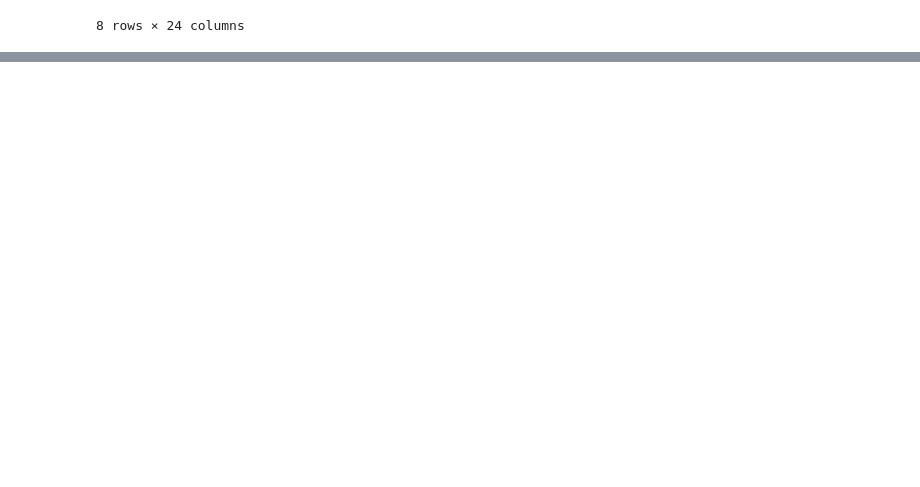
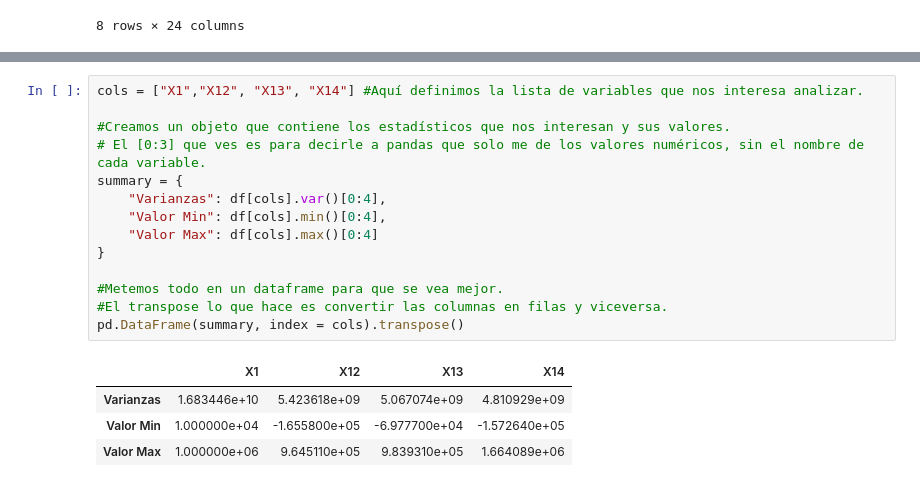
Before and after one commit to PosgradoMNA/actividades-de-aprendizaje-CarlosAlbertoNievesPerez, a Jupyter notebook: Semana 4/Actividad_semanal_4.ipynb, the cells around one changed output, grey strips where cells are left out. Drawn from its saved outputs; the diff is of its cells as text; blank space fills up the shorter version.

```diff
--- a/Semana 4/Actividad_semanal_4.ipynb
+++ b/Semana 4/Actividad_semanal_4.ipynb
@@ -59,0 +88,19 @@ AttributeError: ignored
+# %%
+cols = ["X1","X12", "X13", "X14"] #Aquí definimos la lista de variables que nos interesa analizar.
+
+#Creamos un objeto que contiene los estadísticos que nos interesan y sus valores.
+# El [0:3] que ves es para decirle a pandas que solo me de los valores numéricos, sin el nombre de cada variable.
+summary = {
+    "Varianzas": df[cols].var()[0:4],
+    "Valor Min": df[cols].min()[0:4],
+    "Valor Max": df[cols].max()[0:4]
+}
+
+#Metemos todo en un dataframe para que se vea mejor.
+#El transpose lo que hace es convertir las columnas en filas y viceversa.
+pd.DataFrame(summary, index = cols).transpose()
+# %% [output]
+|  | X1 | X12 | X13 | X14 |
+| Varianzas | 1.683446e+10 | 5.423618e+09 | 5.067074e+09 | 4.810929e+09 |
+| Valor Min | 1.000000e+04 | -1.655800e+05 | -6.977700e+04 | -1.572640e+05 |
+| Valor Max | 1.000000e+06 | 9.645110e+05 | 9.839310e+05 | 1.664089e+06 |
```
Also changed, not shown: parts of 18 cells of this notebook.
